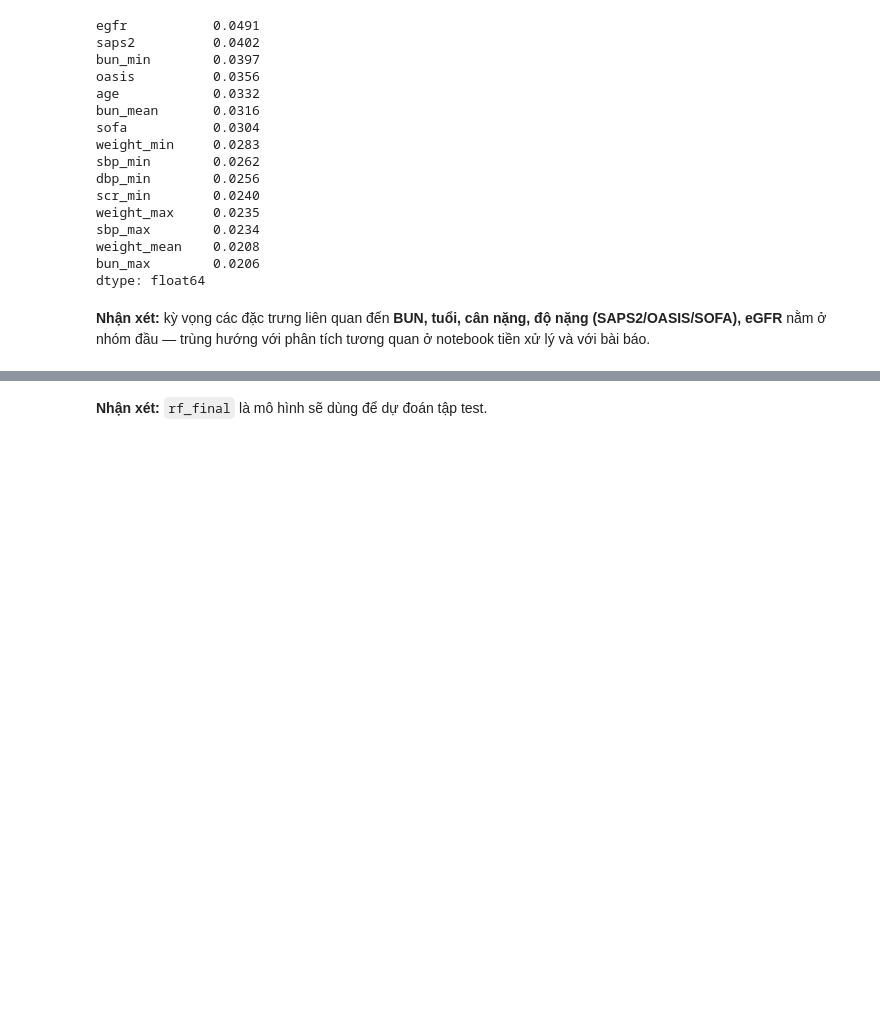
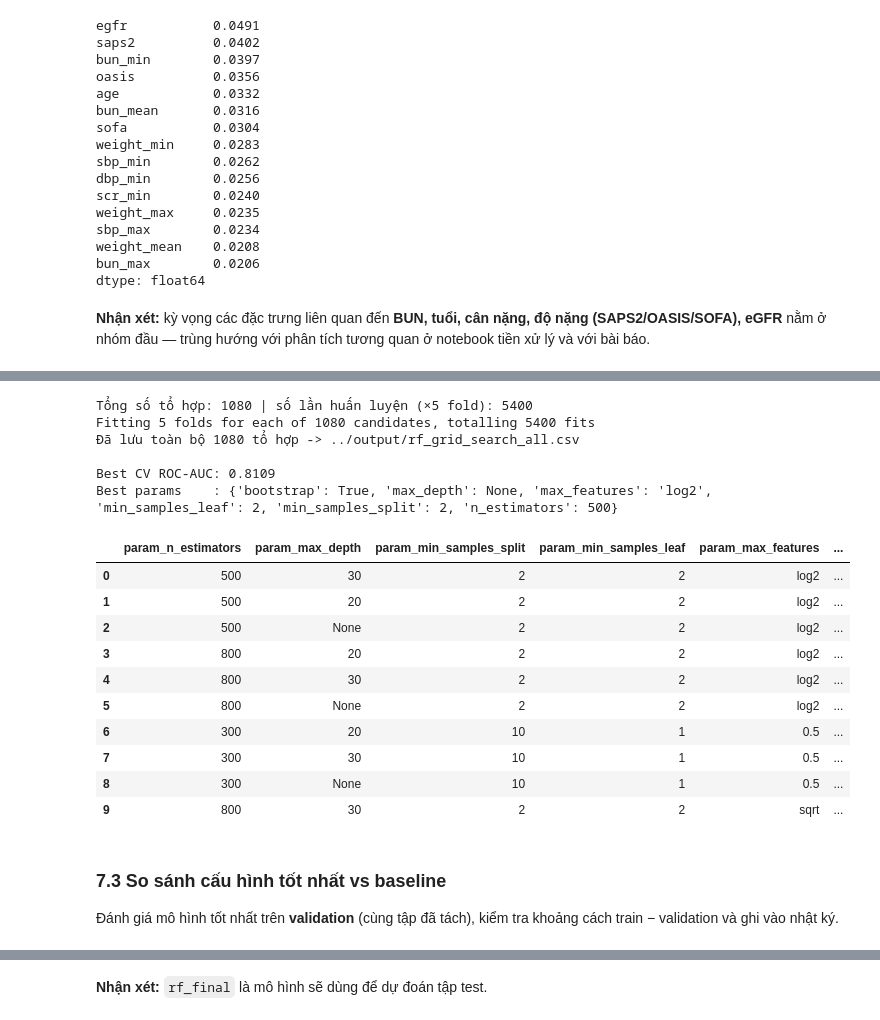
Before and after one commit to TadodMaster/it3190, a Jupyter notebook: project/src/modeling_randomforest.ipynb, the cells around one changed output, grey strips where cells are left out. Drawn from its saved outputs; the diff is of its cells as text; code cells hidden in the pictures; blank space fills up the shorter version.

```diff
--- a/project/src/modeling_randomforest.ipynb
+++ b/project/src/modeling_randomforest.ipynb
@@ -213,0 +340,52 @@ dtype: float64
+# %%
+param_grid = {
+    'n_estimators':      [200, 300, 500, 800],
+    'max_depth':         [None, 5, 10, 20, 30],
+    'min_samples_split': [2, 5, 10],
+    'min_samples_leaf':  [1, 2, 4],
+    'max_features':      ['sqrt', 'log2', 0.5],
+    'bootstrap':         [True, False],
+}
+n_combos = 1
+for v in param_grid.values():
+    n_combos *= len(v)
+print('Tổng số tổ hợp:', n_combos, '| số lần huấn luyện (×5 fold):', n_combos * 5)
+
+# n_jobs=-1 cho search (song song theo tổ hợp); estimator để n_jobs=1 tránh tranh nhân.
+gs = GridSearchCV(
+    RandomForestClassifier(class_weight='balanced', n_jobs=1, random_state=RANDOM_STATE),
+    param_grid, cv=CV, scoring='roc_auc', n_jobs=-1, refit=True, verbose=1)
+gs.fit(X_tr, y_tr)
+
+# Lưu TOÀN BỘ tổ hợp đã thử + điểm CV (test all possibilities)
+res = pd.DataFrame(gs.cv_results_)
+param_cols = ['param_' + k for k in param_grid]
+res_out = (res[param_cols + ['mean_test_score', 'std_test_score', 'rank_test_score']]
+           .sort_values('rank_test_score').reset_index(drop=True))
+res_out.to_csv(GRID_CSV, index=False)
+print('Đã lưu toàn bộ {} tổ hợp -> {}'.format(len(res_out), GRID_CSV))
+print('\nBest CV ROC-AUC: {:.4f}'.format(gs.best_score_))
+print('Best params    :', gs.best_params_)
+res_out.head(10)
+# %% [output]
+Tổng số tổ hợp: 1080 | số lần huấn luyện (×5 fold): 5400
+Fitting 5 folds for each of 1080 candidates, totalling 5400 fits
+Đã lưu toàn bộ 1080 tổ hợp -> ../output/rf_grid_search_all.csv
+
+Best CV ROC-AUC: 0.8109
+Best params    : {'bootstrap': True, 'max_depth': None, 'max_features': 'log2', 'min_samples_leaf': 2, 'min_samples_split': 2, 'n_estimators': 500}
+|  | param_n_estimators | param_max_depth | param_min_samples_split | param_min_samples_leaf | param_max_features | ... |
+| 0 | 500 | 30 | 2 | 2 | log2 | ... |
+| 1 | 500 | 20 | 2 | 2 | log2 | ... |
+| 2 | 500 | None | 2 | 2 | log2 | ... |
+| 3 | 800 | 20 | 2 | 2 | log2 | ... |
+| 4 | 800 | 30 | 2 | 2 | log2 | ... |
+| 5 | 800 | None | 2 | 2 | log2 | ... |
+| 6 | 300 | 20 | 10 | 1 | 0.5 | ... |
+| 7 | 300 | 30 | 10 | 1 | 0.5 | ... |
+| 8 | 300 | None | 10 | 1 | 0.5 | ... |
+| 9 | 800 | 30 | 2 | 2 | sqrt | ... |
+# %% [markdown]
+### 7.3 So sánh cấu hình tốt nhất vs baseline
+
+Đánh giá mô hình tốt nhất trên **validation** (cùng tập đã tách), kiểm tra khoảng cách train − validation và ghi vào nhật ký.
```
Also changed, not shown: parts of 15 cells of this notebook, 7 other files.
